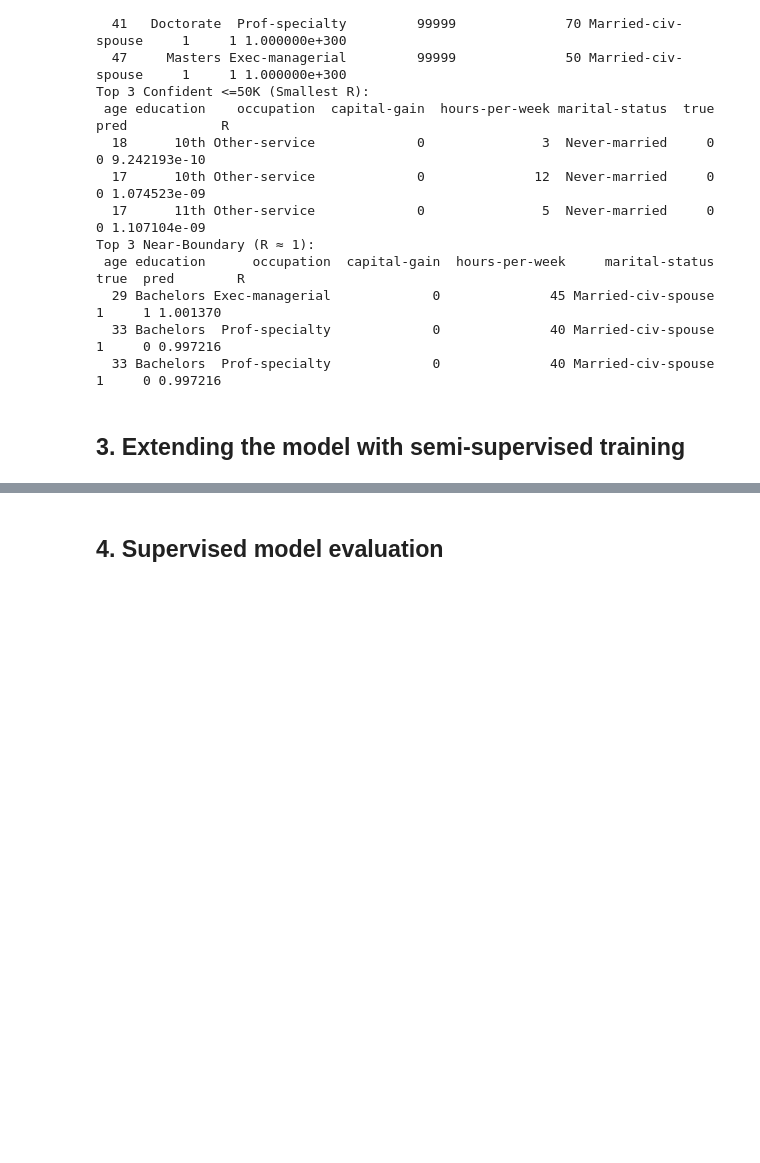
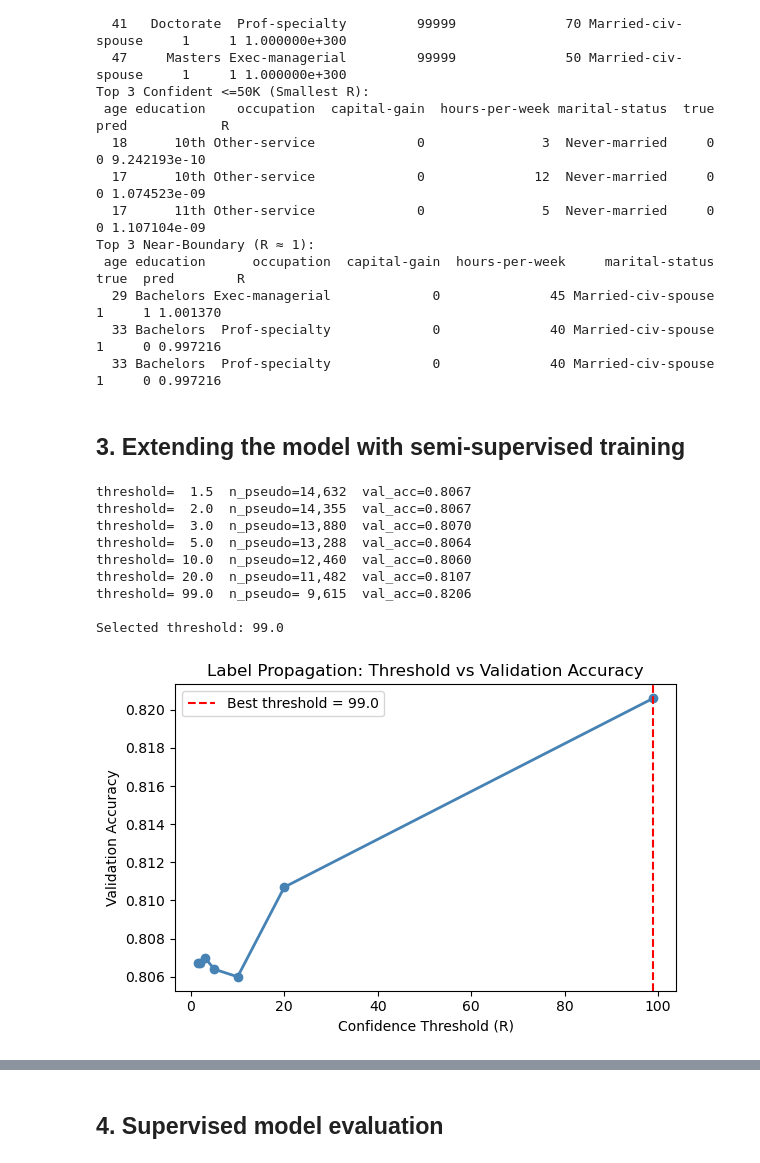
Before and after one commit to mcuartero/income-classification-with-naive-bayes, a Jupyter notebook: COMP30027_2026_asst1_template.ipynb, the cells around one changed output, grey strips where cells are left out. Cells and saved outputs as stored; diff of their text form; code cells hidden in the pictures; blank space fills up the shorter version.

Commit message:
finish semi-supervised model, re-evaluate later

```diff
--- a/COMP30027_2026_asst1_template.ipynb
+++ b/COMP30027_2026_asst1_template.ipynb
@@ -387,3 +386,77 @@ Top 3 Near-Boundary (R ≈ 1):
   33 Bachelors  Prof-specialty             0              40 Married-civ-spouse     1     0 0.997216
 # %% [markdown]
 ## 3. Extending the model with semi-supervised training
+# %%
+# Load unlabelled dataset (no income column)
+unlabeled_df = load_data('data/adult_unlabelled.csv', has_labels=False)
+
+# Create validation split (stratified, 80/20) from supervised training data
+train_sub, val_sub = train_test_split(
+    train_df, test_size=0.2, random_state=42, stratify=train_df[TARGET]
+)
+
+def run_label_propagation(sup_df, unlabeled_df, r_threshold):
+    """
+    Confidence-thresholded label propagation:
+      1. Train model on sup_df
+      2. Pseudo-label unlabeled_df instances with |log R| > threshold
+      3. Retrain on sup_df + pseudo-labelled subset
+    Returns the new model components and number of pseudo-labelled instances.
+    """
+    # Step 1: train base model on labelled data
+    gnb1, cnb1, encoder1, _ = build_and_train_model(sup_df)
+
+    # Step 2: predict pseudo-labels for unlabelled data
+    pseudo_pred, pseudo_lp = predict_combined(gnb1, cnb1, encoder1, unlabeled_df)
+    R_unlab = posterior_ratio(pseudo_lp)
+
+    # Keep only high-confidence predictions (R > threshold OR R < 1/threshold)
+    confident_mask = (R_unlab > r_threshold) | (R_unlab < 1.0 / r_threshold)
+    pseudo_df = unlabeled_df[ALL_FEATURES][confident_mask].copy()
+    pseudo_df[TARGET] = pseudo_pred[confident_mask]
+
+    # Step 3: retrain on combined labelled + pseudo-labelled data
+    combined_df = pd.concat([sup_df, pseudo_df], ignore_index=True)
+    gnb2, cnb2, encoder2, _ = build_and_train_model(combined_df)
+
+    return gnb2, cnb2, encoder2, combined_df, confident_mask.sum()
+
+
+# Hyperparameter search: evaluate each threshold on the validation split
+thresholds = [1.5, 2.0, 3.0, 5.0, 10.0, 20.0, 99.0]
+val_y = val_sub[TARGET].values
+threshold_results = []
+
+for t in thresholds:
+    g, c, e, comb, n_ps = run_label_propagation(train_sub, unlabeled_df, t)
+    yv, _ = predict_combined(g, c, e, val_sub)
+    acc = accuracy_score(val_y, yv)
+    threshold_results.append({'threshold': t, 'n_pseudo': n_ps, 'val_acc': round(acc, 4)})
+    print(f"threshold={t:5.1f}  n_pseudo={n_ps:6,}  val_acc={acc:.4f}")
+
+# Select best threshold
+best_t = max(threshold_results, key=lambda x: x['val_acc'])['threshold']
+print(f"\nSelected threshold: {best_t}")
+
+val_accs = [r['val_acc'] for r in threshold_results]
+fig, ax = plt.subplots(figsize=(6, 4))
+ax.plot(thresholds, val_accs, marker='o', color='steelblue', linewidth=2)
+ax.axvline(best_t, color='red', linestyle='--', label=f'Best threshold = {best_t}')
+ax.set_xlabel('Confidence Threshold (R)')
+ax.set_ylabel('Validation Accuracy')
+ax.set_title('Label Propagation: Threshold vs Validation Accuracy')
+ax.legend()
+plt.tight_layout()
+plt.savefig('figures/fig_3.1_threshold_tuning.png', dpi=150)
+plt.show()
+# %% [output]
+threshold=  1.5  n_pseudo=14,632  val_acc=0.8067
+threshold=  2.0  n_pseudo=14,355  val_acc=0.8067
+threshold=  3.0  n_pseudo=13,880  val_acc=0.8070
+threshold=  5.0  n_pseudo=13,288  val_acc=0.8064
+threshold= 10.0  n_pseudo=12,460  val_acc=0.8060
+threshold= 20.0  n_pseudo=11,482  val_acc=0.8107
+threshold= 99.0  n_pseudo= 9,615  val_acc=0.8206
+
+Selected threshold: 99.0
+[figure, added]
```
Also changed, not shown: parts of 3 cells of this notebook, 3 other files.
